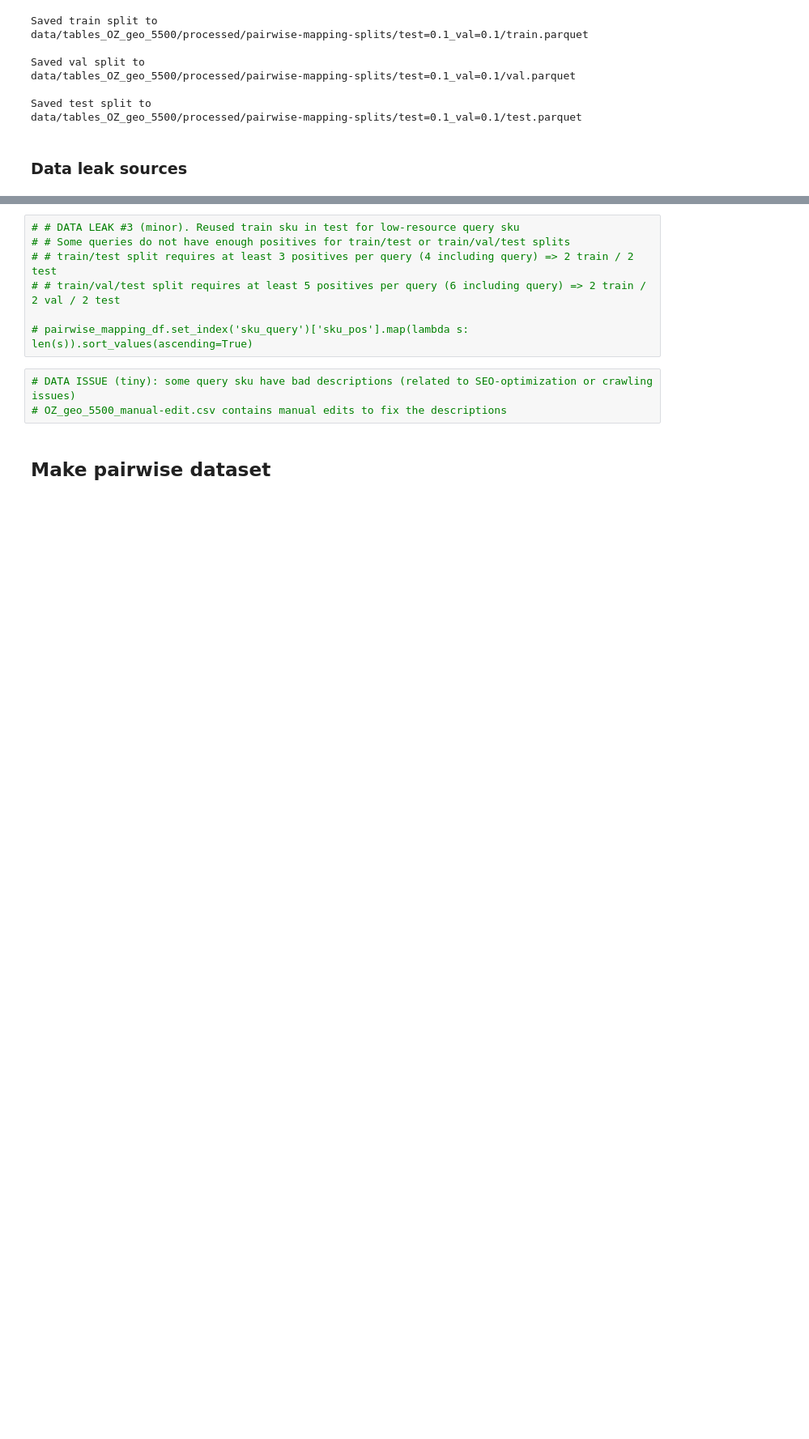
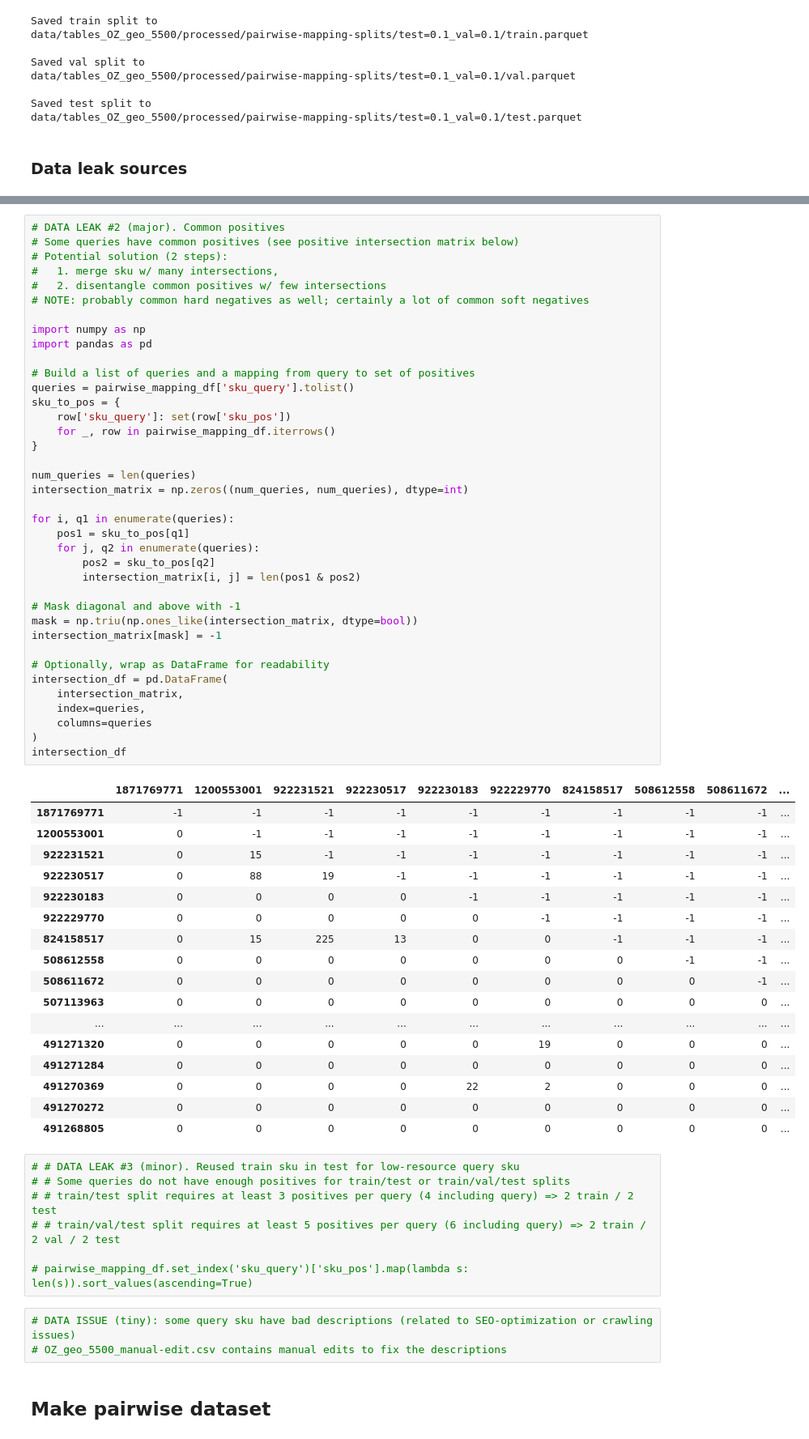
Before and after one commit to tony-pitchblack/marketplace_analytics, a Jupyter notebook: clip-siamese/contrastive_train_data-spliting-by-query.ipynb, the cells around one changed output, grey strips where cells are left out. Shown at 81% size. Drawn from its saved outputs; the diff is of its cells as text; blank space fills up the shorter version.

```diff
--- a/clip-siamese/contrastive_train_data-spliting-by-query.ipynb
+++ b/clip-siamese/contrastive_train_data-spliting-by-query.ipynb
@@ -1373,6 +1335,62 @@ data/tables_OZ_geo_5500/processed/pairwise-mapping-splits/test=0.1_val=0.1/test.
 
 # # Run the analysis
 # leak_analysis = analyze_global_disjointness(splits_dataset)
+# %%
+# DATA LEAK #2 (major). Common positives
+# Some queries have common positives (see positive intersection matrix below)
+# Potential solution (2 steps):
+#   1. merge sku w/ many intersections,
+#   2. disentangle common positives w/ few intersections
+# NOTE: probably common hard negatives as well; certainly a lot of common soft negatives
+
+import numpy as np
+import pandas as pd
+
+# Build a list of queries and a mapping from query to set of positives
+queries = pairwise_mapping_df['sku_query'].tolist()
+sku_to_pos = {
+    row['sku_query']: set(row['sku_pos'])
+    for _, row in pairwise_mapping_df.iterrows()
+}
+
+num_queries = len(queries)
+intersection_matrix = np.zeros((num_queries, num_queries), dtype=int)
+
+for i, q1 in enumerate(queries):
+    pos1 = sku_to_pos[q1]
+    for j, q2 in enumerate(queries):
+        pos2 = sku_to_pos[q2]
+        intersection_matrix[i, j] = len(pos1 & pos2)
+
+# Mask diagonal and above with -1
+mask = np.triu(np.ones_like(intersection_matrix, dtype=bool))
+intersection_matrix[mask] = -1
+
+# Optionally, wrap as DataFrame for readability
+intersection_df = pd.DataFrame(
+    intersection_matrix,
+    index=queries,
+    columns=queries
+)
+intersection_df
+# %% [output]
+|  | 1871769771 | 1200553001 | 922231521 | 922230517 | 922230183 | 922229770 | 824158517 | 508612558 | 508611672 | ... |
+| 1871769771 | -1 | -1 | -1 | -1 | -1 | -1 | -1 | -1 | -1 | ... |
+| 1200553001 | 0 | -1 | -1 | -1 | -1 | -1 | -1 | -1 | -1 | ... |
+| 922231521 | 0 | 15 | -1 | -1 | -1 | -1 | -1 | -1 | -1 | ... |
+| 922230517 | 0 | 88 | 19 | -1 | -1 | -1 | -1 | -1 | -1 | ... |
+| 922230183 | 0 | 0 | 0 | 0 | -1 | -1 | -1 | -1 | -1 | ... |
+| 922229770 | 0 | 0 | 0 | 0 | 0 | -1 | -1 | -1 | -1 | ... |
+| 824158517 | 0 | 15 | 225 | 13 | 0 | 0 | -1 | -1 | -1 | ... |
+| 508612558 | 0 | 0 | 0 | 0 | 0 | 0 | 0 | -1 | -1 | ... |
+| 508611672 | 0 | 0 | 0 | 0 | 0 | 0 | 0 | 0 | -1 | ... |
+| 507113963 | 0 | 0 | 0 | 0 | 0 | 0 | 0 | 0 | 0 | ... |
+| ... | ... | ... | ... | ... | ... | ... | ... | ... | ... | ... |
+| 491271320 | 0 | 0 | 0 | 0 | 0 | 19 | 0 | 0 | 0 | ... |
+| 491271284 | 0 | 0 | 0 | 0 | 0 | 0 | 0 | 0 | 0 | ... |
+| 491270369 | 0 | 0 | 0 | 0 | 22 | 2 | 0 | 0 | 0 | ... |
+| 491270272 | 0 | 0 | 0 | 0 | 0 | 0 | 0 | 0 | 0 | ... |
+| 491268805 | 0 | 0 | 0 | 0 | 0 | 0 | 0 | 0 | 0 | ... |
 # %%
 # # DATA LEAK #3 (minor). Reused train sku in test for low-resource query sku
 # # Some queries do not have enough positives for train/test or train/val/test splits
```
Also changed, not shown: parts of 22 cells of this notebook, 1 other file.
